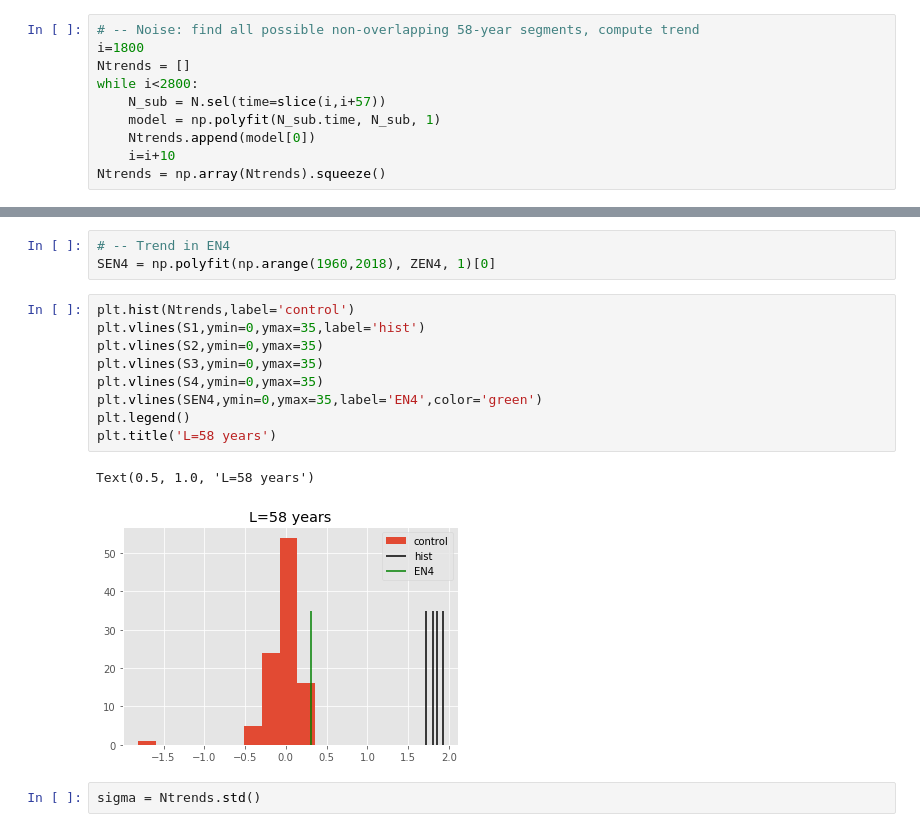
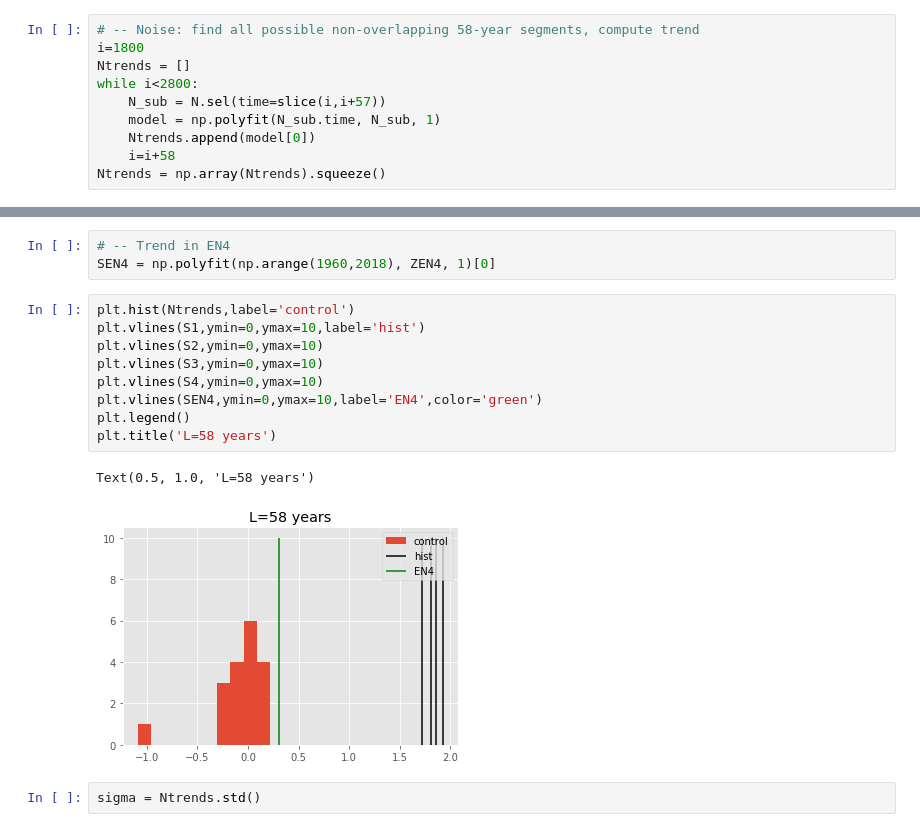
Before and after one commit to ysilvy/bin_TS, a Jupyter notebook: maquette_detection_CM5/fingerprint_projection_withreduction.ipynb, the cells around one changed output, grey strips where cells are left out. Drawn from its saved outputs; the diff is of its cells as text.

```diff
--- a/maquette_detection_CM5/fingerprint_projection_withreduction.ipynb
+++ b/maquette_detection_CM5/fingerprint_projection_withreduction.ipynb
@@ -163,7 +163,7 @@ while i<2800:
     N_sub = N.sel(time=slice(i,i+57))
     model = np.polyfit(N_sub.time, N_sub, 1)
     Ntrends.append(model[0])
-    i=i+10
+    i=i+58
 Ntrends = np.array(Ntrends).squeeze()
 # %%
 # -- Trend in the historical members
@@ -176,16 +176,16 @@ S4 = np.polyfit(Z4.time, Z4, 1)[0]
 SEN4 = np.polyfit(np.arange(1960,2018), ZEN4, 1)[0]
 # %%
 plt.hist(Ntrends,label='control')
-plt.vlines(S1,ymin=0,ymax=35,label='hist')
-plt.vlines(S2,ymin=0,ymax=35)
-plt.vlines(S3,ymin=0,ymax=35)
-plt.vlines(S4,ymin=0,ymax=35)
-plt.vlines(SEN4,ymin=0,ymax=35,label='EN4',color='green')
+plt.vlines(S1,ymin=0,ymax=10,label='hist')
+plt.vlines(S2,ymin=0,ymax=10)
+plt.vlines(S3,ymin=0,ymax=10)
+plt.vlines(S4,ymin=0,ymax=10)
+plt.vlines(SEN4,ymin=0,ymax=10,label='EN4',color='green')
 plt.legend()
 plt.title('L=58 years')
 # %% [output]
 Text(0.5, 1.0, 'L=58 years')
-[figure, old version]
+[figure, new version]
 # %%
 sigma = Ntrends.std()
 # %%
```
Also changed, not shown: parts of 3 cells of this notebook, 1 other file.
